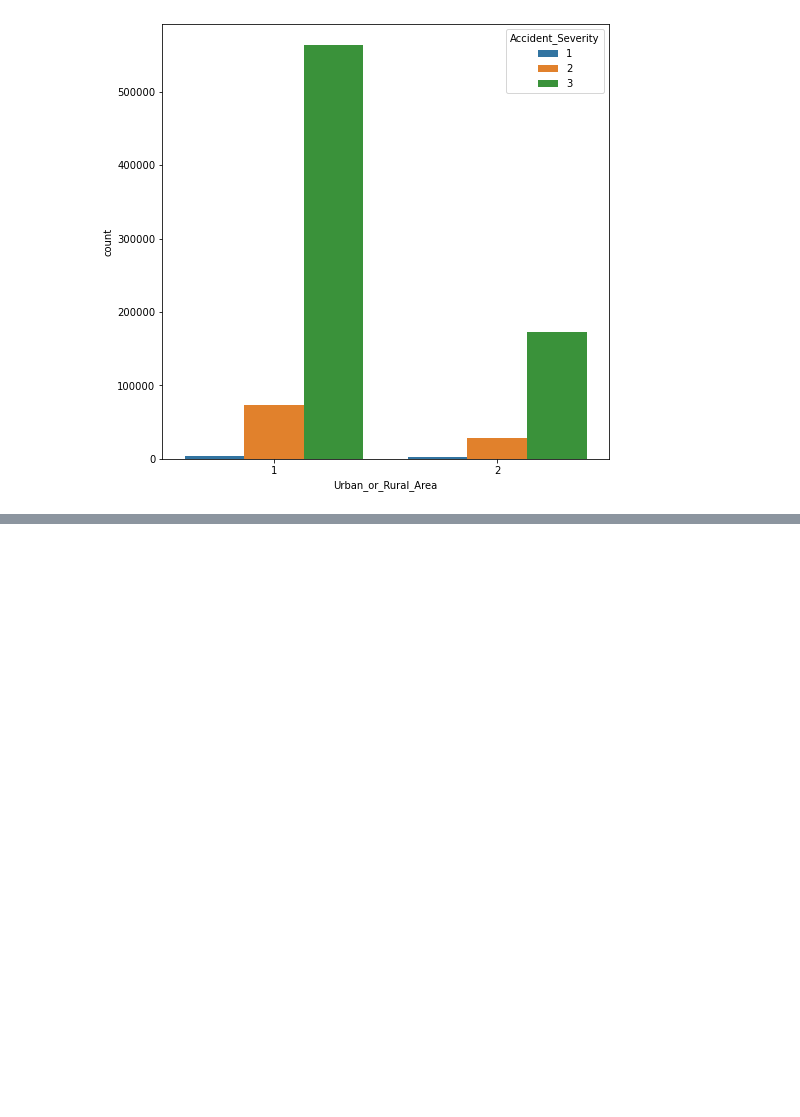
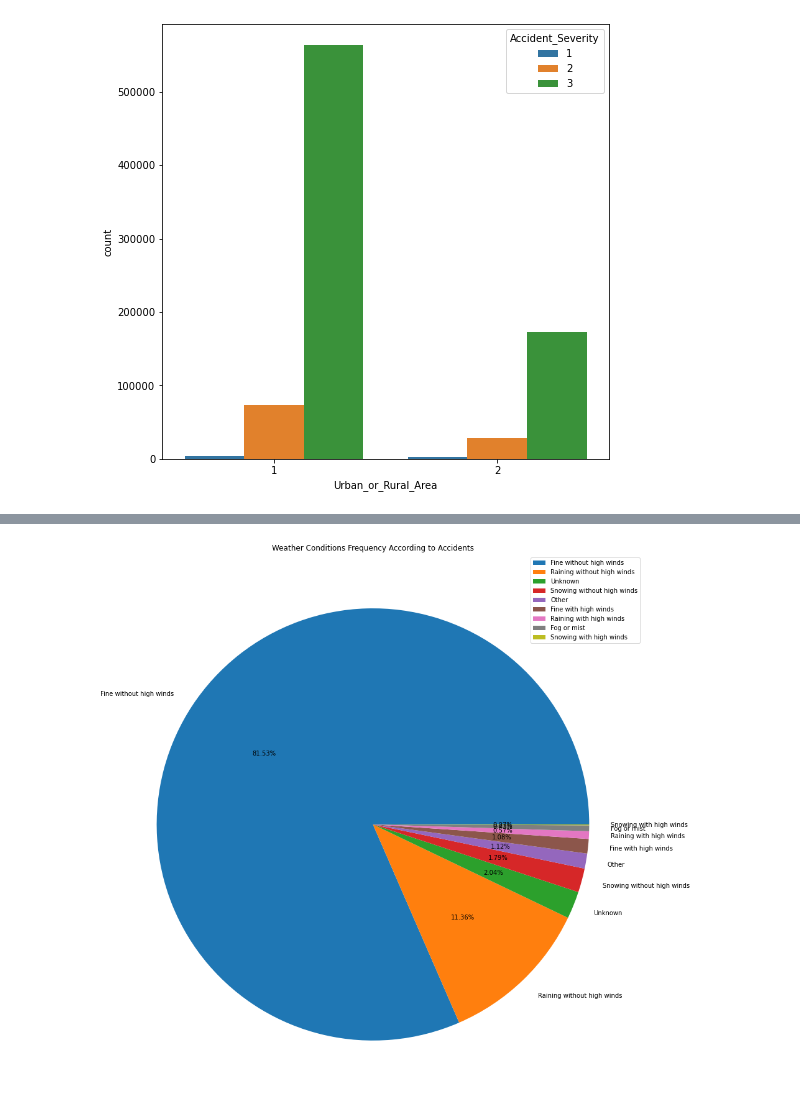
Before and after one commit to rentale/1.6-Million-UK-Accidents-Data-Analysis, a Jupyter notebook: UK Traffic Accidents.ipynb, the cells around one changed output, grey strips where cells are left out. Saved outputs shown, nothing was run; the diff lists cells and outputs as text; code cells hidden in the pictures; blank space fills up the shorter version.

```diff
--- a/UK Traffic Accidents.ipynb
+++ b/UK Traffic Accidents.ipynb
@@ -296,0 +351,13 @@ plt.show()
+# %%
+weather_cond = dataframe["Weather_Conditions"]
+
+plt.figure(figsize=(16,16))
+
+
+plt.pie(weather_cond.value_counts(), labels=weather_cond.unique() , autopct='%.2f%%')
+plt.title("Weather Conditions Frequency According to Accidents")
+
+plt.legend()
+plt.show()
+# %% [output]
+[figure, added]
```
Also changed, not shown: parts of 8 cells of this notebook.
